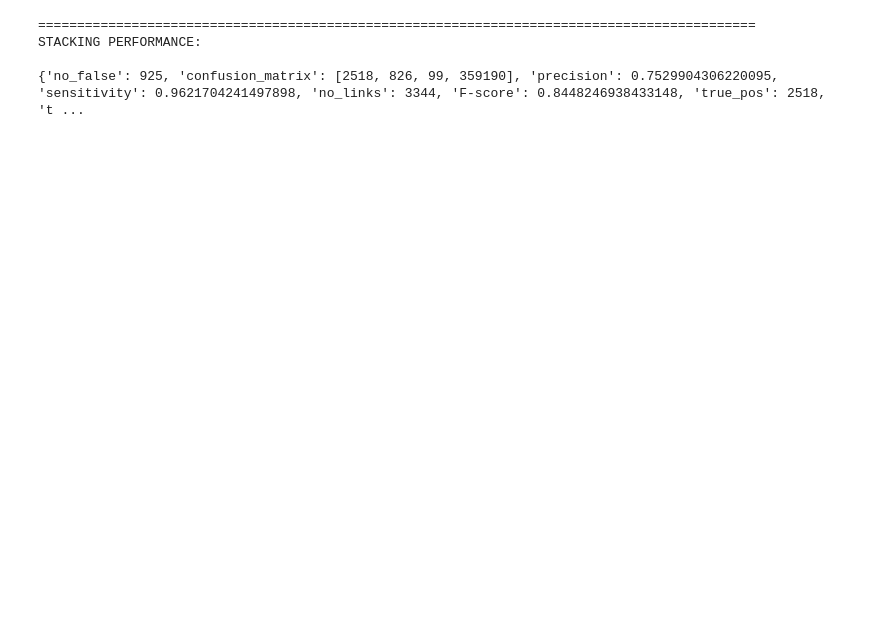
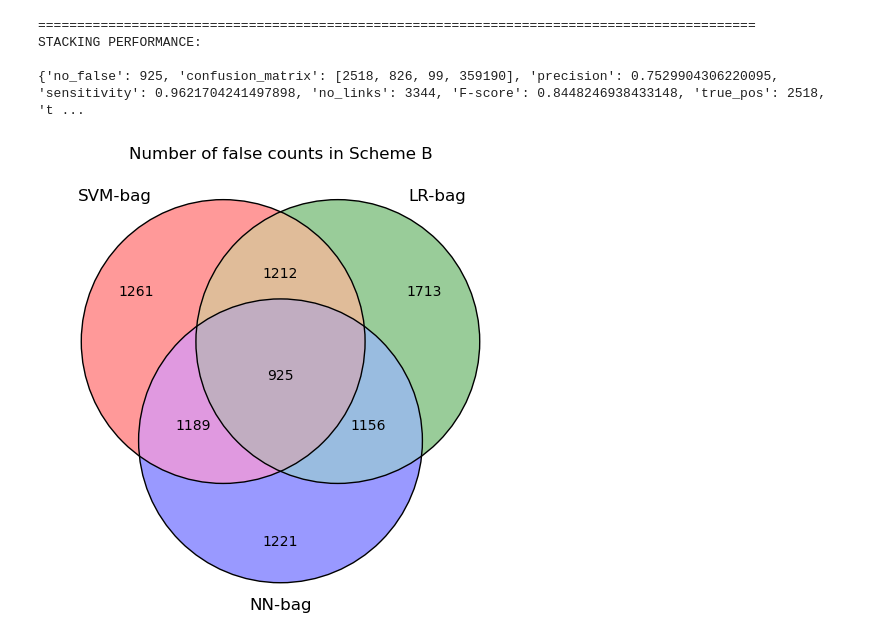
Before and after one commit to ipopravko3/CS6250-FinalProject, a Jupyter notebook: code/ePBRN_linkage.ipynb, the cells around one changed output. Cells and saved outputs as stored; diff of their text form; code cells hidden in the pictures; blank space fills up the shorter version.

```diff
--- a/code/ePBRN_linkage.ipynb
+++ b/code/ePBRN_linkage.ipynb
@@ -494,3 +494,22 @@ df_bagging.to_csv(PATH_OUTPUT_CSV + "bagging.csv")
 STACKING PERFORMANCE:
 
 {'no_false': 925, 'confusion_matrix': [2518, 826, 99, 359190], 'precision': 0.7529904306220095, 'sensitivity': 0.9621704241497898, 'no_links': 3344, 'F-score': 0.8448246938433148, 'true_pos': 2518, 't ...
+# %%
+from matplotlib_venn import venn3, venn3_circles
+PATH_OUTPUT_IMG = "../output/ePBRN_img/"
+
+fig, ax = plt.subplots(figsize=(6, 6))
+v = venn3(subsets=(1, 1, 1, 1, 1, 1, 1), set_labels = ('SVM-bag', 'LR-bag', 'NN-bag'))
+c = venn3_circles(subsets=(1, 1, 1, 1, 1, 1, 1),  linewidth=1)
+v.get_label_by_id('001').set_text('1221')
+v.get_label_by_id('010').set_text('1713')
+v.get_label_by_id('011').set_text('1156')
+v.get_label_by_id('111').set_text('925')
+v.get_label_by_id('110').set_text('1212')
+v.get_label_by_id('101').set_text('1189')
+v.get_label_by_id('100').set_text('1261')
+plt.title("Number of false counts in Scheme B")
+plt.show()
+fig.savefig(PATH_OUTPUT_IMG + 'B_ePBRN_venn.png', bbox_inches='tight')
+# %% [output]
+[figure, added]
```
Also changed, not shown: parts of 4 cells of this notebook, 10 other files.
